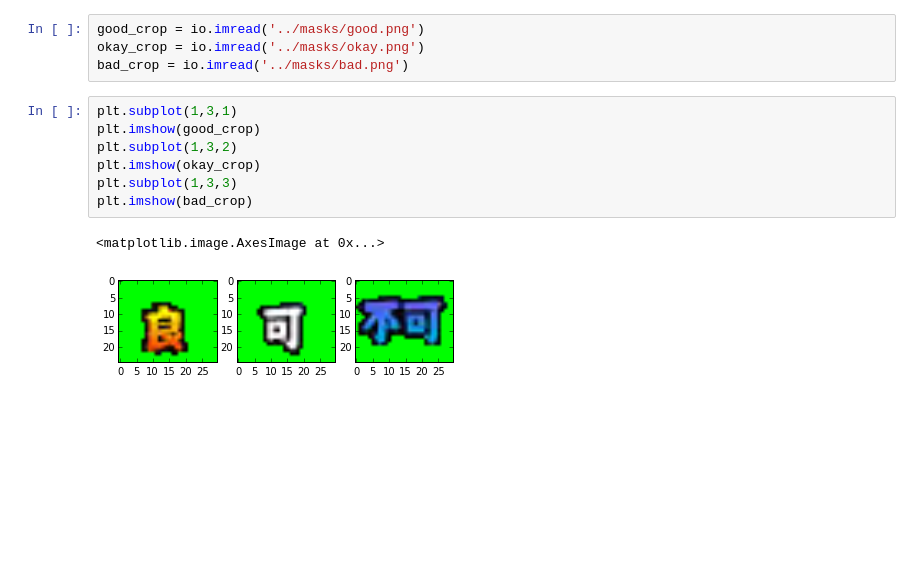
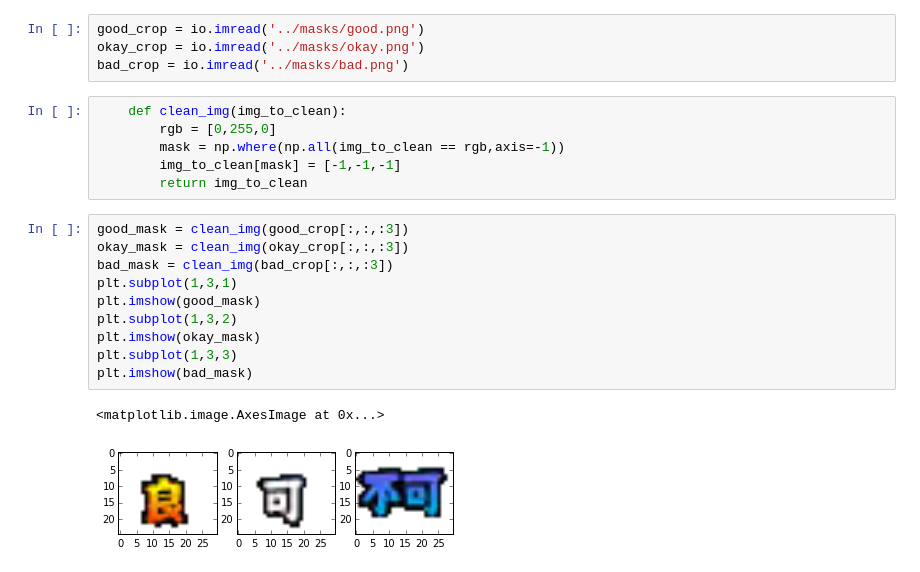
Before and after one commit to pussinboot/taiko_cv_bot, a Jupyter notebook: notebooks/discret.ipynb, the cells around one changed output. Drawn from its saved outputs; the diff is of its cells as text; blank space fills up the shorter version.

```diff
--- a/notebooks/discret.ipynb
+++ b/notebooks/discret.ipynb
@@ -40,13 +41,22 @@ now to edit those by hand..
 good_crop = io.imread('../masks/good.png')
 okay_crop = io.imread('../masks/okay.png')
 bad_crop = io.imread('../masks/bad.png')
+# %%
+	def clean_img(img_to_clean):
+		rgb = [0,255,0]
+		mask = np.where(np.all(img_to_clean == rgb,axis=-1))
+		img_to_clean[mask] = [-1,-1,-1]
+		return img_to_clean
 # %%
+good_mask = clean_img(good_crop[:,:,:3])
+okay_mask = clean_img(okay_crop[:,:,:3])
+bad_mask = clean_img(bad_crop[:,:,:3])
 plt.subplot(1,3,1)
-plt.imshow(good_crop)
+plt.imshow(good_mask)
 plt.subplot(1,3,2)
-plt.imshow(okay_crop)
+plt.imshow(okay_mask)
 plt.subplot(1,3,3)
-plt.imshow(bad_crop)
+plt.imshow(bad_mask)
 # %% [output]
 <matplotlib.image.AxesImage at 0x...>
-[figure, old version]
+[figure, new version]
```
Also changed, not shown: parts of 4 cells of this notebook.
